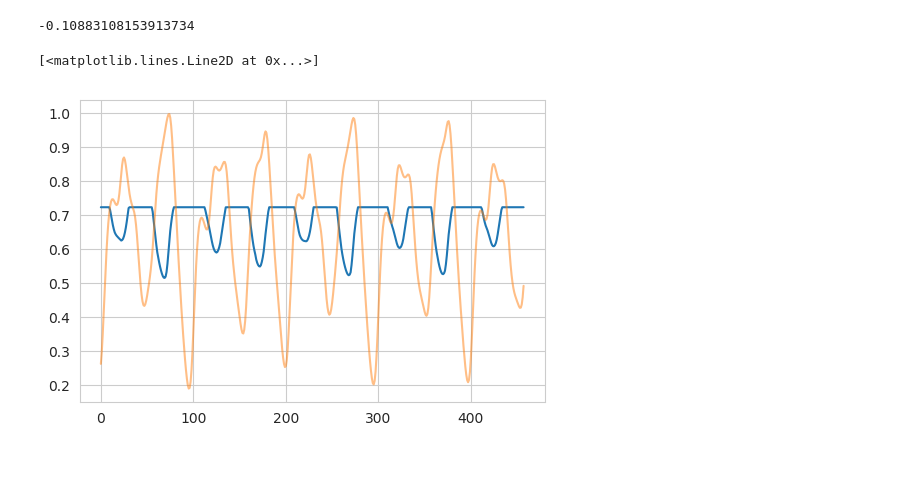
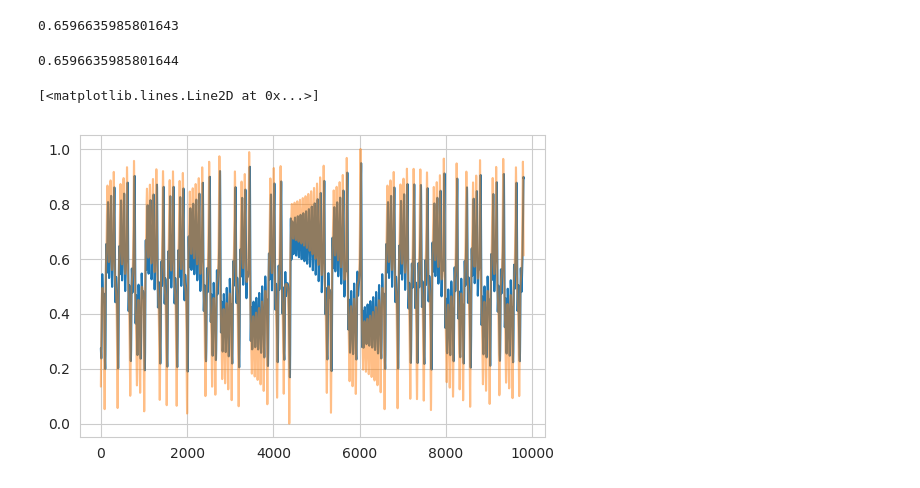
Before and after one commit to baibai25/Lecture, a Jupyter notebook: gtm/modeling.ipynb, the cells around one changed output. Cells and saved outputs as stored; diff of their text form; code cells hidden in the pictures.

```diff
--- a/gtm/modeling.ipynb
+++ b/gtm/modeling.ipynb
@@ -50,4 +50,7 @@ y = df[df.columns[-1]]
 
 x = np.array(x)
 y = np.array(y)
+
+X_train, X_test, y_train, y_test = train_test_split(x, y, test_size=0.6,
+                                                    random_state=None, shuffle=False)
 # %%
@@ -55,9 +57,6 @@ from sklearn.model_selection import train_test_split
 from sklearn.neural_network import MLPRegressor
-# %%
-X_train, X_test, y_train, y_test = train_test_split(x, y, test_size=0.4,
-                                                    random_state=42, shuffle=False)
 # %%
-clf = MLPRegressor(hidden_layer_sizes=(20, 3), activation='relu',
-                   solver='adam', random_state=None, verbose=True)
+clf = MLPRegressor(hidden_layer_sizes=(20), activation='relu',
+                   batch_size=200, shuffle=False, solver='adam', random_state=None, verbose=True)
 clf.fit(X_train, y_train)
 # %% [output]
@@ -87,13 +86,17 @@ MLPRegressor(activation='relu', alpha=0.0001, batch_size='auto', beta_1=0.9,
        validation_fraction=0.1, verbose=True, warm_start=False)
 # %%
-test = clf.predict(X_test)
+pred = clf.predict(X_test)
 clf.score(X_test, y_test)
 # %% [output]
--0.10883108153913734
+0.6596635985801643
+# %%
+r2_score(y_test, pred)
+# %% [output]
+0.6596635985801644
 # %%
 plt.figure(dpi=100)
-plt.plot(test)
-plt.plot(X_test[:, 0], alpha=0.5)
+plt.plot(pred)
+plt.plot(y_test, alpha=0.5)
 # %% [output]
 [<matplotlib.lines.Line2D at 0x...>]
-[figure, old version]
+[figure, new version]
```
Also changed, not shown: parts of 17 cells of this notebook.
